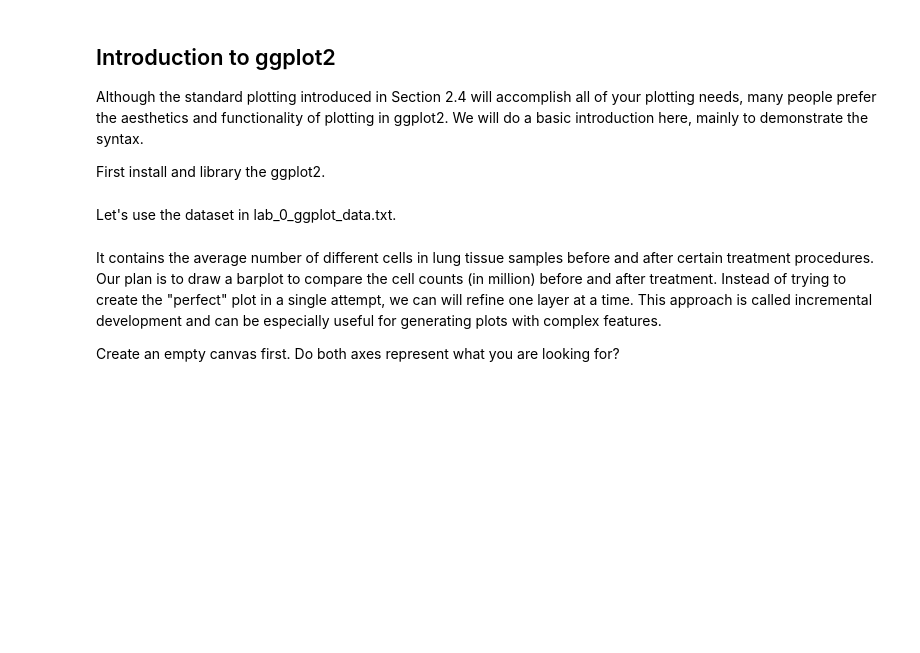
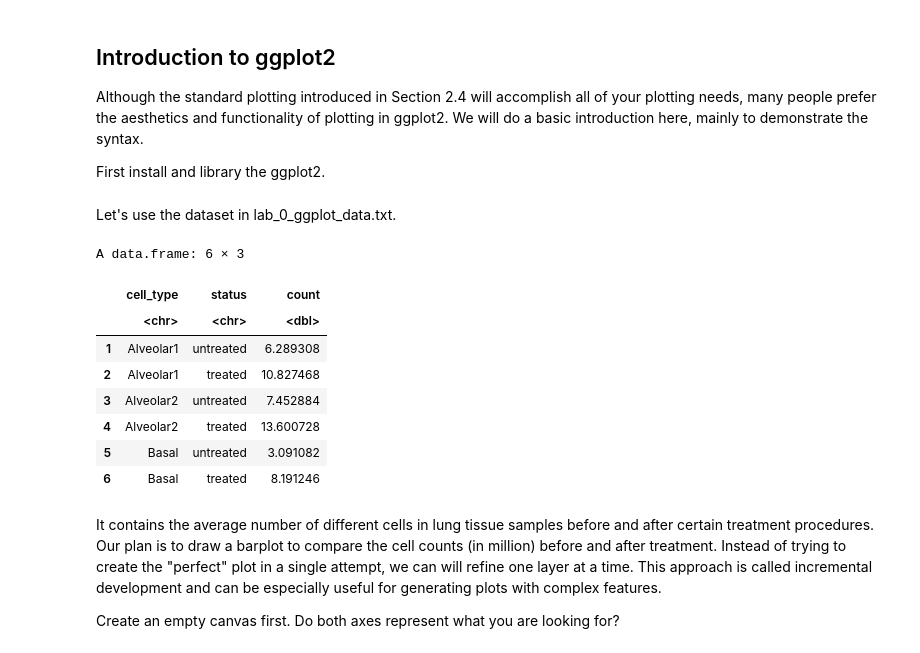
Before and after one commit to cumc/handson-tutorials, a Jupyter notebook: contents/chicago_hgen471/lab_0.ipynb, the cells around one changed output. Saved outputs shown, nothing was run; the diff lists cells and outputs as text; code cells hidden in the pictures; blank space fills up the shorter version.

```diff
--- a/contents/chicago_hgen471/lab_0.ipynb
+++ b/contents/chicago_hgen471/lab_0.ipynb
@@ -166,3 +234,7 @@ myWorkingFolder <- '~/HGEN471-class'
+# %%
+#myWorkingFolder <- '/ <your_directory> /HGEN471-class' # you should change this
+#Or
+myWorkingFolder <- getwd()
 # %% [markdown]
 Then you can use this to navigate to different locations relatively e.g.
 # %%
@@ -356,8 +529,18 @@ library(ggplot2)
 # %% [markdown]
 Let's use the dataset in lab_0_ggplot_data.txt.
 # %%
-df <- read.table(file.path(myWorkingFolder, 'data', 'lab_0_ggplot_data.txt'), header = T)
+df <- read.table(file.path(myWorkingFolder, 'data/lab_0', 'lab_0_ggplot_data.txt'), header = T)
 head(df)
+# %% [output]
+A data.frame: 6 × 3
+|  | cell_type | status | count |
+|  | <chr> | <chr> | <dbl> |
+| 1 | Alveolar1 | untreated | 6.289308 |
+| 2 | Alveolar1 | treated | 10.827468 |
+| 3 | Alveolar2 | untreated | 7.452884 |
+| 4 | Alveolar2 | treated | 13.600728 |
+| 5 | Basal | untreated | 3.091082 |
+| 6 | Basal | treated | 8.191246 |
 # %% [markdown]
 It contains the average number of different cells in lung tissue samples before and after certain treatment procedures. Our plan is to draw a barplot to compare the cell counts (in million) before and after treatment. Instead of trying to create the "perfect" plot in a single attempt, we can will refine one layer at a time. This approach is called incremental development and can be especially useful for generating plots with complex features.
 
```
Also changed, not shown: parts of 33 cells of this notebook, 8 other files.
